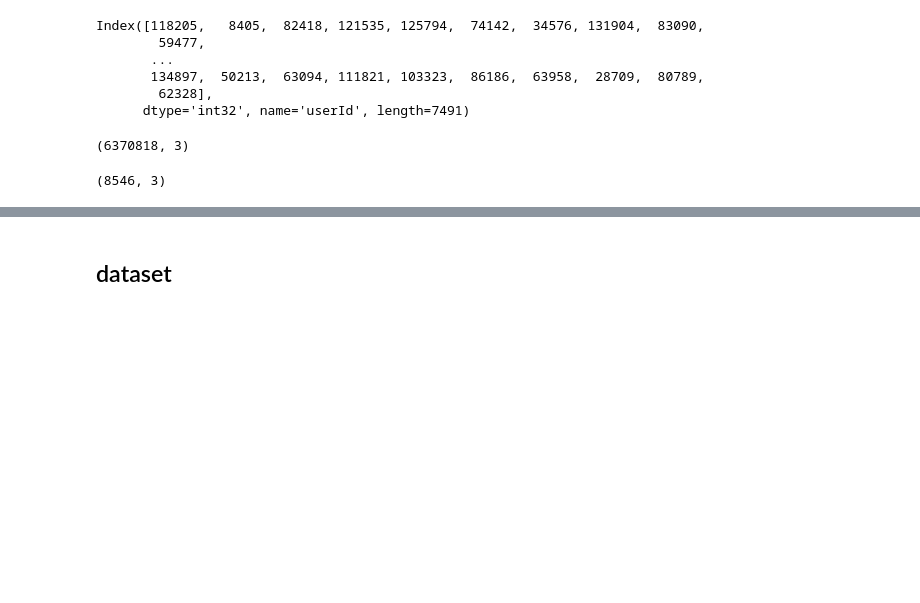
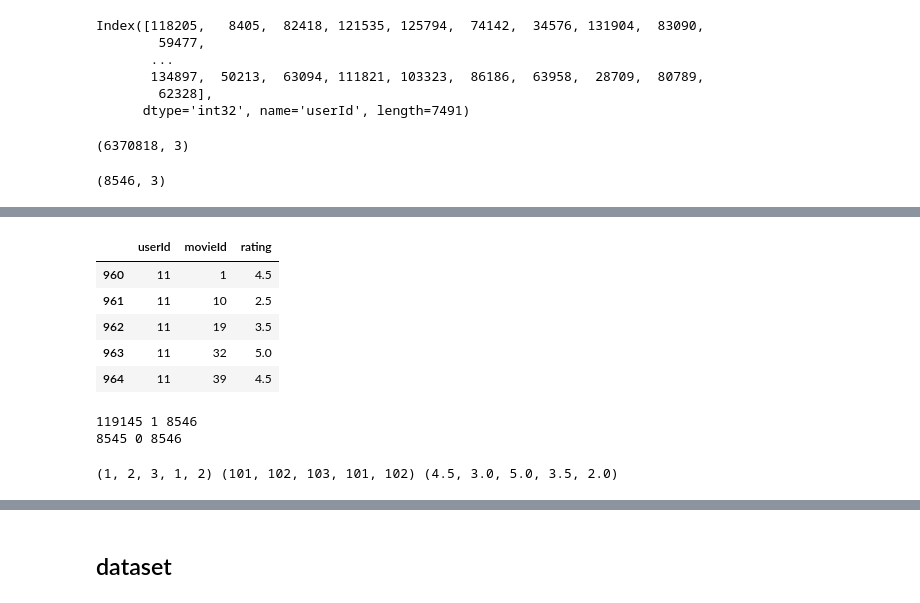
Before and after one commit to tikendraw/movie-recommender-system-collaborative-filtering, a Jupyter notebook: notebooks/recommeder_nb_main.ipynb, the cells around one changed output, grey strips where cells are left out. Drawn from its saved outputs; the diff is of its cells as text; code cells hidden in the pictures; blank space fills up the shorter version.

Commit message:
changes for user similarity

```diff
--- a/notebooks/recommeder_nb_main.ipynb
+++ b/notebooks/recommeder_nb_main.ipynb
@@ -293,0 +377,15 @@ new_user_df.to_csv(data_dir/'new_user_df.csv')
+# %%
+new_user_df.head()
+# %% [output]
+|  | userId | movieId | rating |
+| 960 | 11 | 1 | 4.5 |
+| 961 | 11 | 10 | 2.5 |
+| 962 | 11 | 19 | 3.5 |
+| 963 | 11 | 32 | 5.0 |
+| 964 | 11 | 39 | 4.5 |
+# %%
+print(new_user_df.movieId.unique().max(), new_user_df.movieId.unique().min(), new_user_df.movieId.nunique())
+print(modf.user_df.movieId.unique().max(), modf.user_df.movieId.unique().min(), modf.user_df.movieId.nunique())
+# %% [output]
+119145 1 8546
+8545 0 8546
@@ -293,0 +442,16 @@ new_user_df.to_csv(data_dir/'new_user_df.csv')
+# %%
+from scipy.sparse import coo_matrix
+
+# Example data: Replace this with your actual data
+data = [
+    (1, 101, 4.5),
+    (2, 102, 3.0),
+    (3, 103, 5.0),
+    (1, 101, 3.5),
+    (2, 102, 2.0)
+]
+
+user_ids, movie_ids, ratings = zip(*data)
+print(user_ids, movie_ids, ratings)
+# %% [output]
+(1, 2, 3, 1, 2) (101, 102, 103, 101, 102) (4.5, 3.0, 5.0, 3.5, 2.0)
```
Also changed, not shown: parts of 38 cells of this notebook.
